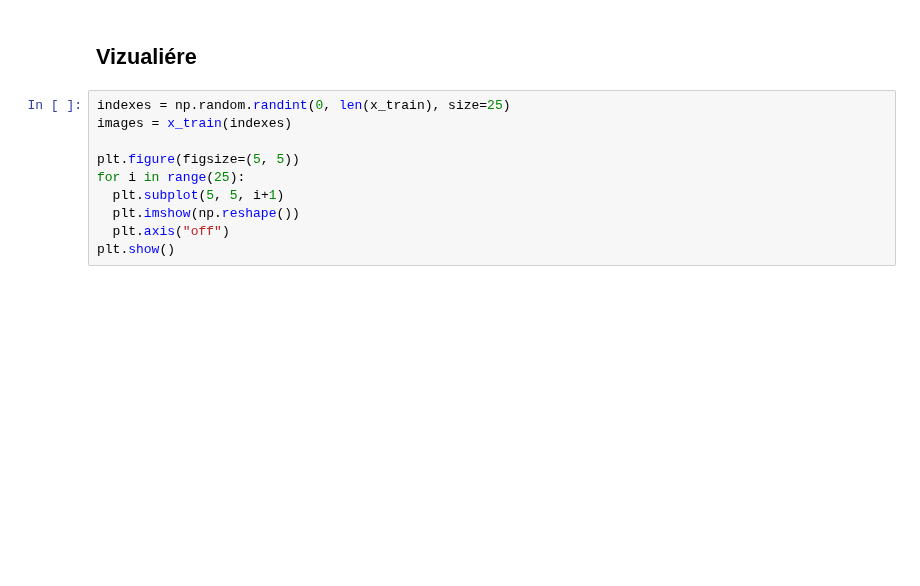
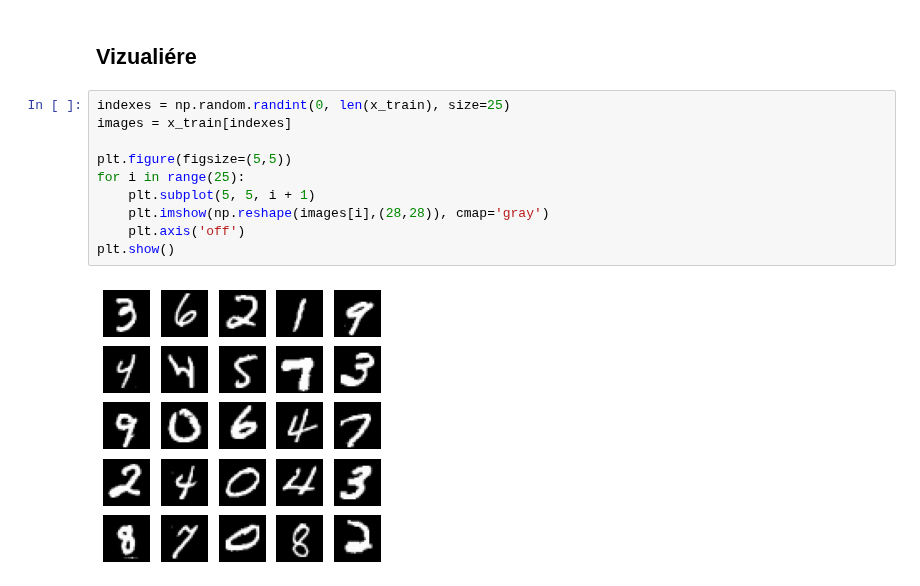
Before and after one commit to Petint/AI-and-DS, a Jupyter notebook: AI-1/ai-1.ipynb, the cells around one changed output. Cells and saved outputs as stored; diff of their text form; blank space fills up the shorter version.

```diff
--- a/AI-1/ai-1.ipynb
+++ b/AI-1/ai-1.ipynb
@@ -30,11 +30,13 @@ Test labels:  {0: 6328781, 1: 3832, 2: 5756, 3: 6100, 4: 6371, 5: 6635, 6: 6236,
 ## Vizualiére
 # %%
 indexes = np.random.randint(0, len(x_train), size=25)
-images = x_train(indexes)
+images = x_train[indexes]
 
-plt.figure(figsize=(5, 5))
+plt.figure(figsize=(5,5))
 for i in range(25):
-  plt.subplot(5, 5, i+1)
-  plt.imshow(np.reshape())
-  plt.axis("off")
+    plt.subplot(5, 5, i + 1)
+    plt.imshow(np.reshape(images[i],(28,28)), cmap='gray')
+    plt.axis('off')
 plt.show()
+# %% [output]
+[figure, added]
```
